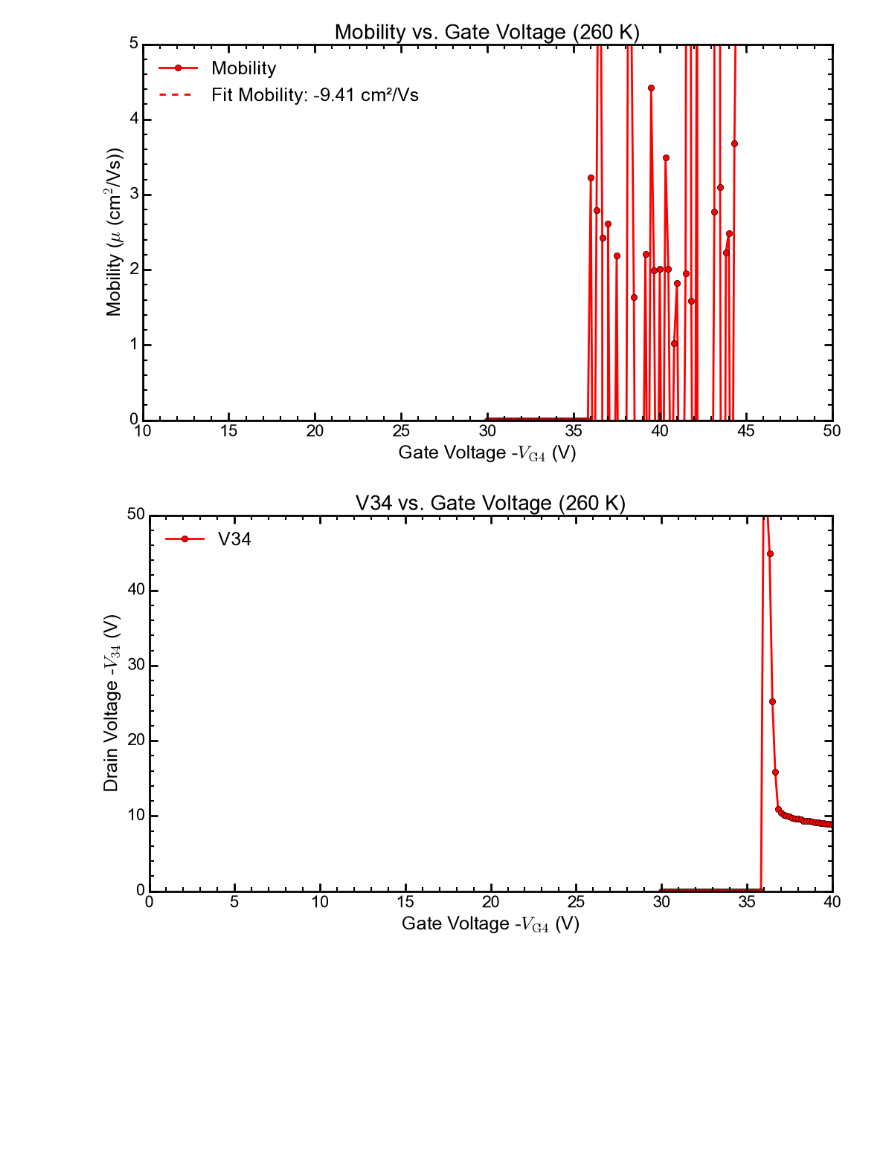
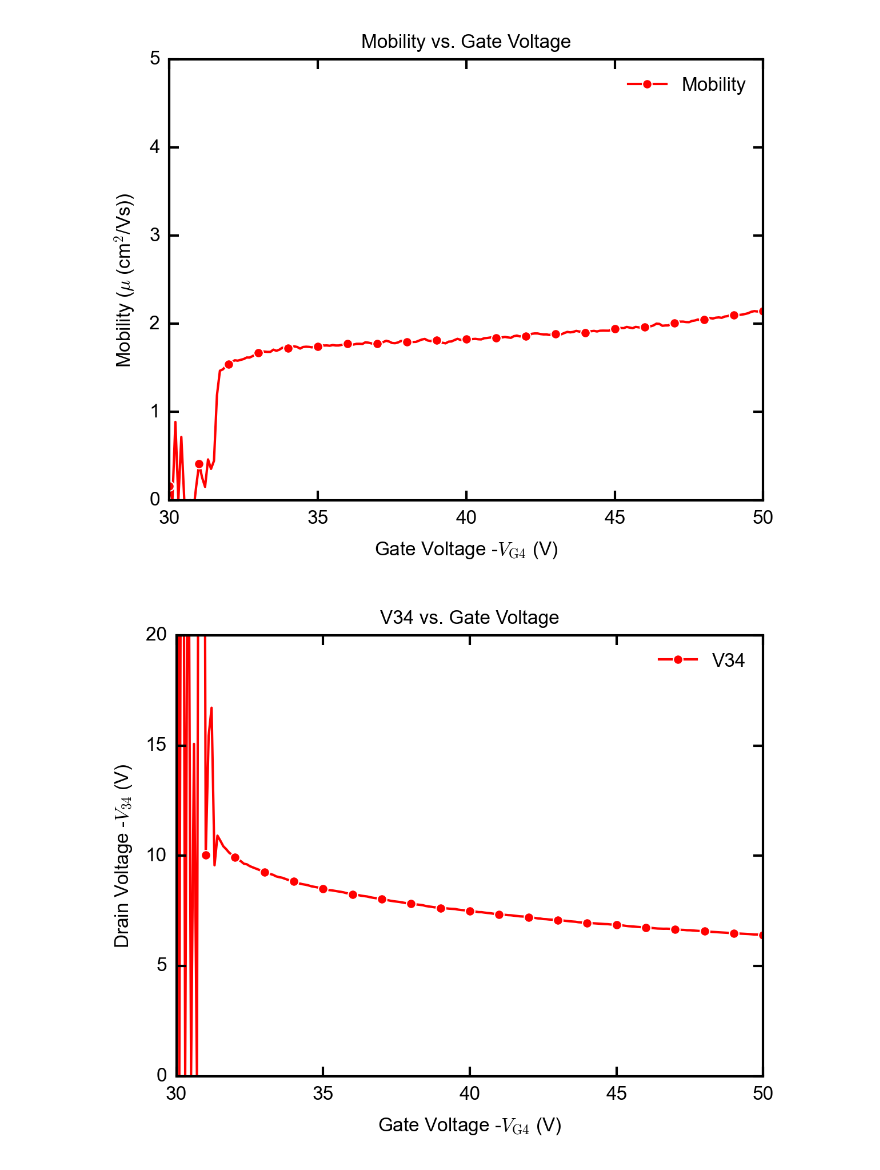
Before and after one commit to phamtrungkien8904/BachelorThesis, a Jupyter notebook: TripC12/single.ipynb, the cells around one changed output. Cells and saved outputs as stored; diff of their text form; code cells hidden in the pictures; blank space fills up the shorter version.

```diff
--- a/TripC12/single.ipynb
+++ b/TripC12/single.ipynb
@@ -63,29 +74,28 @@ plt.rcParams.update({
 # %%
 # data = np.loadtxt("./Data-Mani/01.dat")
-data = np.loadtxt("./Data-20262506/01.dat")
+data = np.loadtxt("./Data-20262506/08.dat")
 
 V_GS = data[:, 0]
 I_DS = data[:, 2]
 V_DS = data[:, 3]
-V_C = 0.5 * (data[:, 4] + data[:, 5])
+# V_C = 0.5 * (data[:, 4] + data[:, 5])
 V_12 = data[:, 6]
 sigma = -data[:, 7]
-V_del = -(V_GS - V_C)
 
-# plt.plot(
-#     V_del,
-#     sigma * 1e6,
-#     color='red',
-#     marker='o',
-#     markevery=1,
-#     ls='-',
-#     markeredgecolor="white", markeredgewidth=1, markersize=7
-#     )
+plt.plot(
+    -V_GS,
+    sigma * 1e6,
+    color='red',
+    marker='o',
+    markevery=markevery,
+    )
 
-# plt.xlabel(r"$V_{GS} - V_C$ (V)")
-# plt.ylabel(r"$\sigma$ ($\mu$S/sq.)")
-# plt.title("Conductivity vs. Gate Voltage")
-# plt.show()
+plt.xlabel(r"Gate Voltage -$V_\mathrm{G4}$ (V)")
+plt.ylabel(r"Conductance $\sigma$ ($\mu$S/sq)")
+plt.xlim(30, 50)
+plt.ylim(0, 1)
+plt.title("Conductance vs. Gate Voltage")
+plt.show()
 
 C = 1.8e-9
 A = 32e-6
@@ -145,52 +105,47 @@ Threshold Voltage ($V_T$): 32.35 V
 # %%
-mu_var = sigma/Ci/(V_del - V_T) * 1e4
+mu_var = -sigma/Ci/V_GS * 1e4
 
 plt.plot(
     -V_GS,
     mu_var,
     color='red',
     marker='o',
-    markevery=1,
-    ls='-',
-    lw=2,
+    markevery=markevery,
     label='Mobility'
     )
 
-plt.axhline(mu, color='red', ls='--', lw=2, label=f'Fit Mobility: {mu:.2f} cm²/Vs')
 
 plt.xlabel(r"Gate Voltage -$V_\mathrm{G4}$ (V)")
 plt.ylabel(r"Mobility ($\mu$ (cm$^2$/Vs))")
-plt.title("Mobility vs. Gate Voltage (260 K)")
-plt.xlim(10, 50)
+plt.title("Mobility vs. Gate Voltage")
+plt.xlim(30, 50)
 plt.ylim(0, 5)
-plt.legend(numpoints=1)
+# plt.legend()
 # plt.savefig("mu_cold.eps", format = 'eps')
 plt.show()
 # %% [output]
-[figure, old version]
+[figure, new version]
 # %%
 plt.plot(
     -V_GS,
     -V_DS,
     color='red',
     marker='o',
-    markevery=1,
-    ls='-',
-    lw=2,
+    markevery=markevery,
     label='V34'
     )
 
 
 plt.xlabel(r"Gate Voltage -$V_{\mathrm{G4}}$ (V)")
 plt.ylabel(r"Drain Voltage -$V_{\mathrm{34}}$ (V)")
-plt.title("V34 vs. Gate Voltage (260 K)")
-plt.xlim(0, 40)
-plt.ylim(0,50)
-plt.legend(numpoints=1)
+plt.title("V34 vs. Gate Voltage")
+plt.xlim(30, 50)
+plt.ylim(0,20)
+# plt.legend()
 # plt.savefig("V34_cold.eps", format = 'eps')
 plt.show()
 # %% [output]
-[figure, old version]
+[figure, new version]
 # %%
 plt.plot(
     -V_GS,
```
Also changed, not shown: parts of 4 cells of this notebook, 42 other files.
